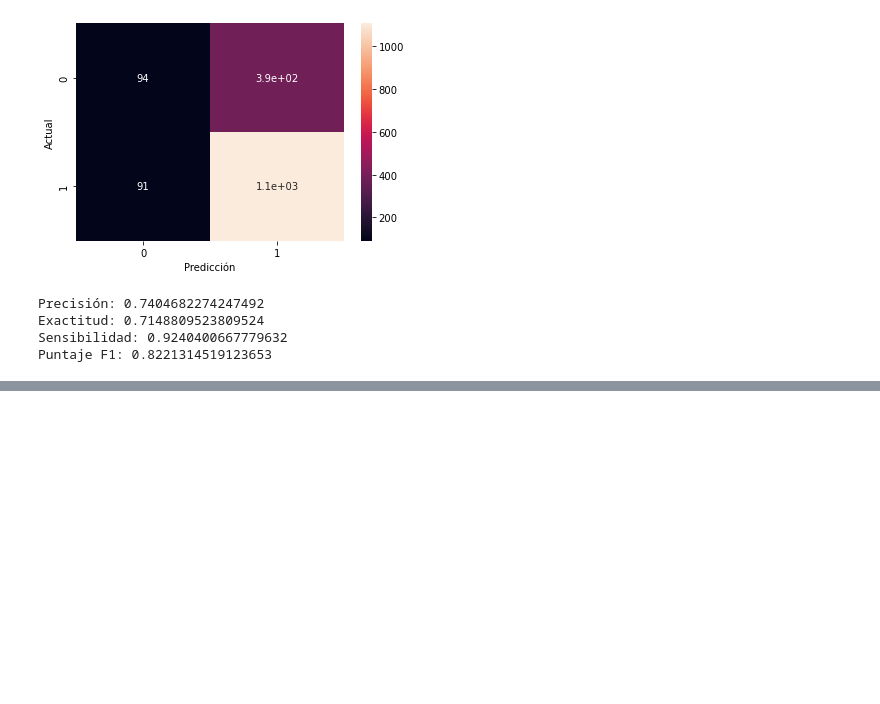
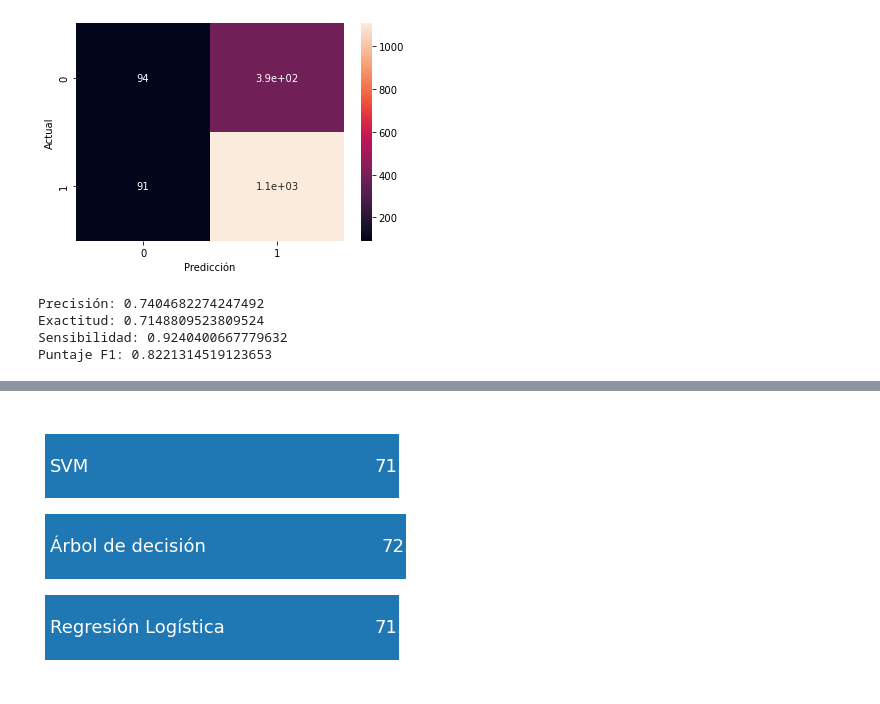
Before and after one commit to garomero2907/Lab2U3, a Jupyter notebook: Avance proyecto (Correccion).ipynb, the cells around one changed output, grey strips where cells are left out. Drawn from its saved outputs; the diff is of its cells as text; code cells hidden in the pictures; blank space fills up the shorter version.

```diff
--- a/Avance proyecto (Correccion).ipynb
+++ b/Avance proyecto (Correccion).ipynb
@@ -498,0 +544,14 @@ Puntaje F1: 0.8221314519123653
+# %%
+df.plot(kind="barh", legend=False, width=0.8)
+for i, (p, pr) in enumerate(zip(df["Modelos"], df["Accuracy"])):
+    plt.text(s=p, x=1, y=i, color="w", verticalalignment="center", size=18)
+    plt.text(s=str(pr)+"%", x=pr-5, y=i, color="w",
+             verticalalignment="center", horizontalalignment="left", size=18)
+plt.axis("off")
+# xticks & yticks have empty lists to reduce white space in plot
+plt.xticks([])
+plt.yticks([])
+plt.tight_layout()
+plt.savefig("data.png")
+# %% [output]
+[figure, added]
```
Also changed, not shown: parts of 10 cells of this notebook.
